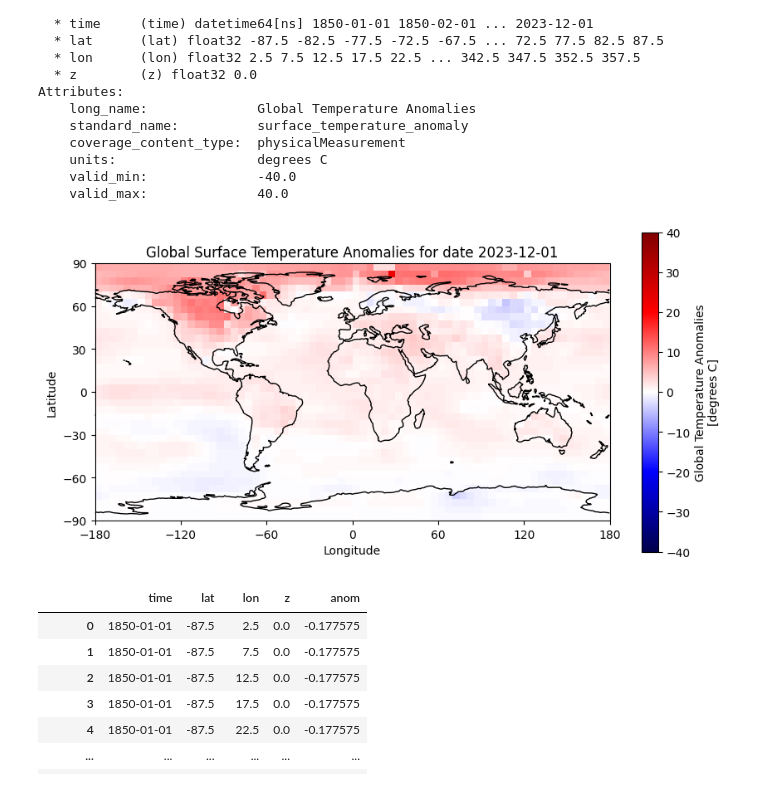
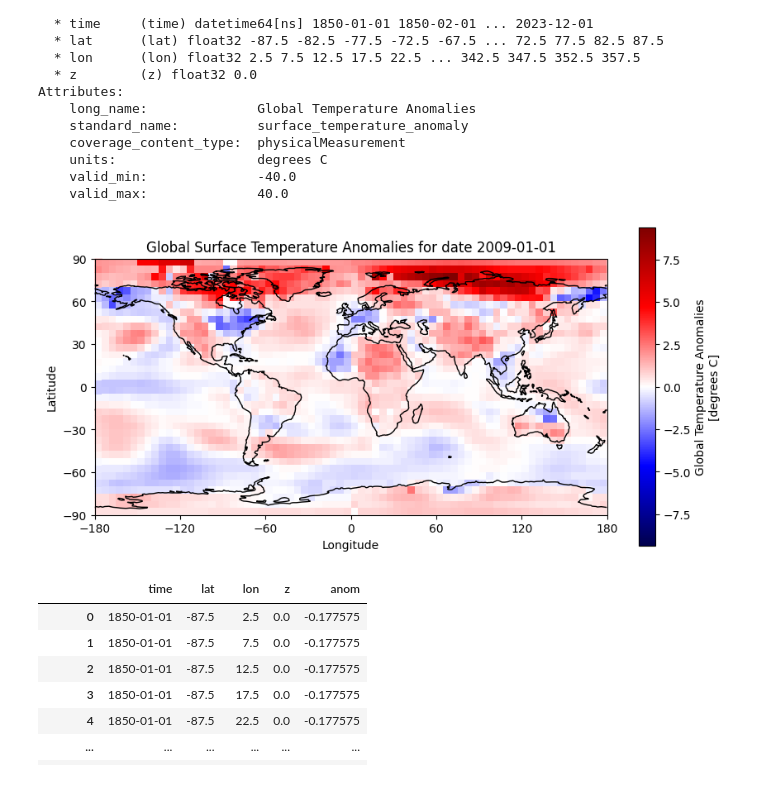
Before and after one commit to Ainard09/ai4ls_2_water_prediction, a Jupyter notebook: Task_2/CSR_GRACE.ipynb, the cells around one changed output. Cells and saved outputs as stored; diff of their text form; code cells hidden in the pictures.

```diff
--- a/Task_2/CSR_GRACE.ipynb
+++ b/Task_2/CSR_GRACE.ipynb
@@ -479,28 +482,10 @@ Attributes:
     valid_min:              -40.0
     valid_max:              40.0
 # %%
-import cartopy.crs as ccrs
-import matplotlib.pyplot as plt
-import datetime as dt
-
-plt.figure(figsize=(10, 5))
-ax = plt.axes(projection=ccrs.PlateCarree())
-vmin = temp_ds.anom.attrs["valid_min"]
-vmax = temp_ds.anom.attrs["valid_max"]
-vmin_abs = abs(vmin)
-abs_max = max(vmin_abs, vmax)
-
-timeslice = temp_ds.sel(time=dt.datetime(2023,12,1), method="nearest")   # edit to date of choice
-timeslice.anom.plot(ax=ax, vmin=vmin, vmax=vmax, transform=ccrs.PlateCarree(), cmap="seismic")
-ax.coastlines()
-plt.title(f'Global Surface Temperature Anomalies for date {timeslice.time.values.astype("datetime64[D]")}')
-ax.set_xticks(range(-180, 181, 60), crs=ccrs.PlateCarree())
-ax.set_yticks(range(-90, 91, 30), crs=ccrs.PlateCarree())
-ax.set_xlabel('Longitude')
-ax.set_ylabel('Latitude')
-plt.show()
+# plot the map of surface temperature
+plot_map(temp_ds, "anom", title="Global Surface Temperature Anomalies")
 # %% [output]
-[figure, old version]
+[figure, new version]
 # %%
 df_temp = temp_ds.to_dataframe()
 # %%
```
Also changed, not shown: parts of 8 cells of this notebook.
